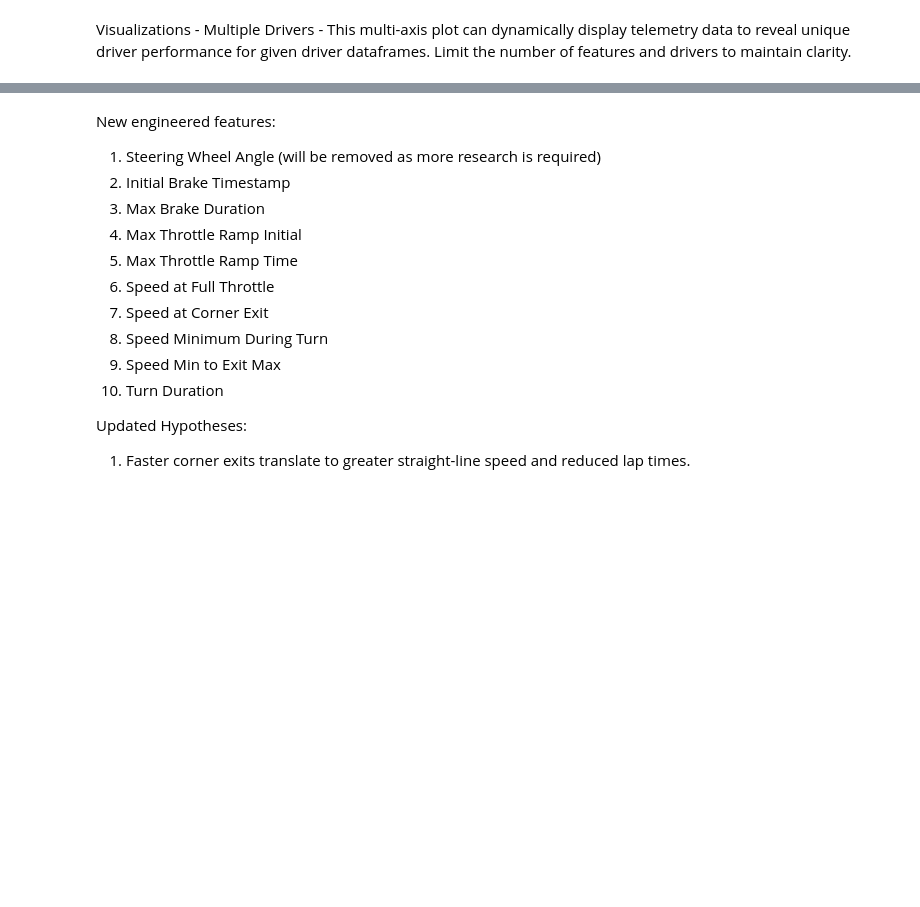
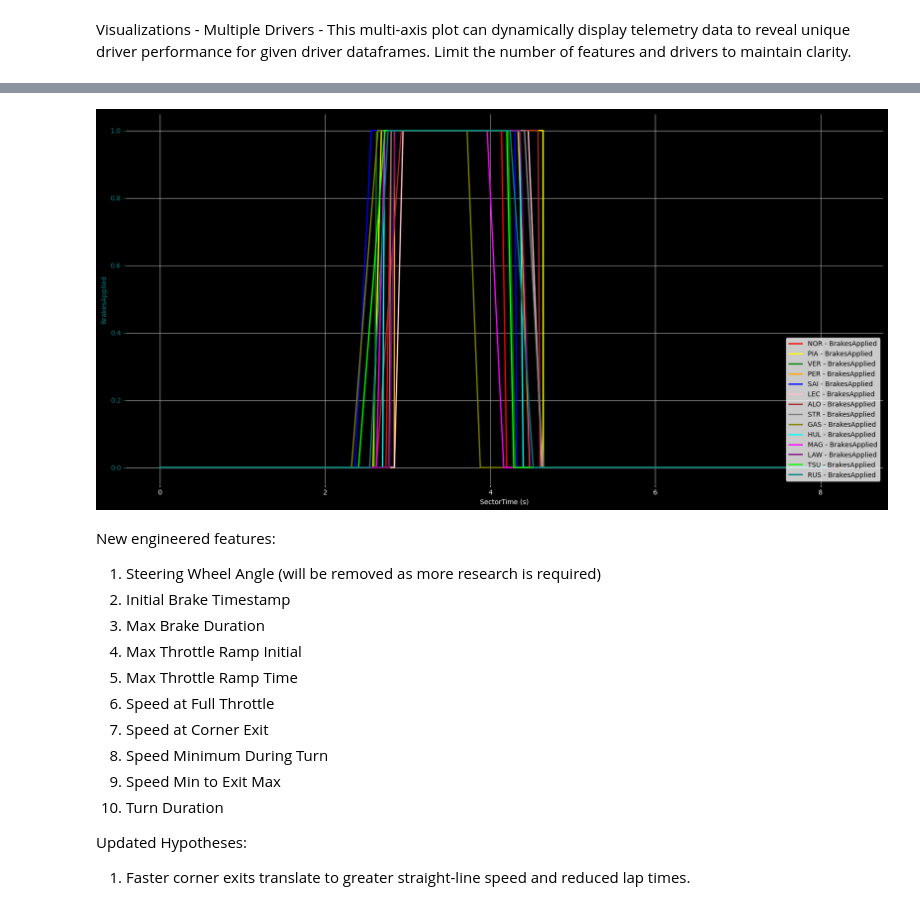
Before and after one commit to PESIII23/f1-driving-style-analytics-tool, a Jupyter notebook: notebooks/02_multi_driver_analysis copy.ipynb, the cells around one changed output, grey strips where cells are left out. Saved outputs shown, nothing was run; the diff lists cells and outputs as text; code cells hidden in the pictures; blank space fills up the shorter version.

```diff
--- a/notebooks/02_multi_driver_analysis copy.ipynb
+++ b/notebooks/02_multi_driver_analysis copy.ipynb
@@ -1024,3 +780,29 @@ plots.plot_multiple_drivers_telemetry(dfs=[norris_sector3_telemetry_features, pi
+# %%
+# Plot all drivers' second fastest sector 3 laps
+plots.plot_multiple_drivers_telemetry(
+    dfs=[
+        norris_second_fastest_sector3_feature_telemetry,
+        piastri_second_fastest_sector3_feature_telemetry,
+        verstappen_second_fastest_sector3_feature_telemetry,
+        perez_second_fastest_sector3_feature_telemetry,
+        sainz_second_fastest_sector3_feature_telemetry,
+        leclerc_second_fastest_sector3_feature_telemetry,
+        alonso_second_fastest_sector3_feature_telemetry,
+        stroll_second_fastest_sector3_feature_telemetry,
+        gasly_second_fastest_sector3_feature_telemetry,
+        hulkenberg_second_fastest_sector3_feature_telemetry,
+        magnussen_second_fastest_sector3_feature_telemetry,
+        lawson_second_fastest_sector3_feature_telemetry,
+        tsunoda_second_fastest_sector3_feature_telemetry,
+        russell_second_fastest_sector3_feature_telemetry
+    ],
+    drivers=[
+        norris, piastri, verstappen, perez, sainz, leclerc, alonso, stroll, gasly, hulkenberg, magnussen, lawson, tsunoda, russell
+    ],
+    telemetry_cols=[brakes]
+)
+# %% [output]
+[figure, added]
 # %% [markdown]
 New engineered features:
 1) Steering Wheel Angle (will be removed as more research is required)
```
Also changed, not shown: parts of 47 cells of this notebook, 5 other files.
